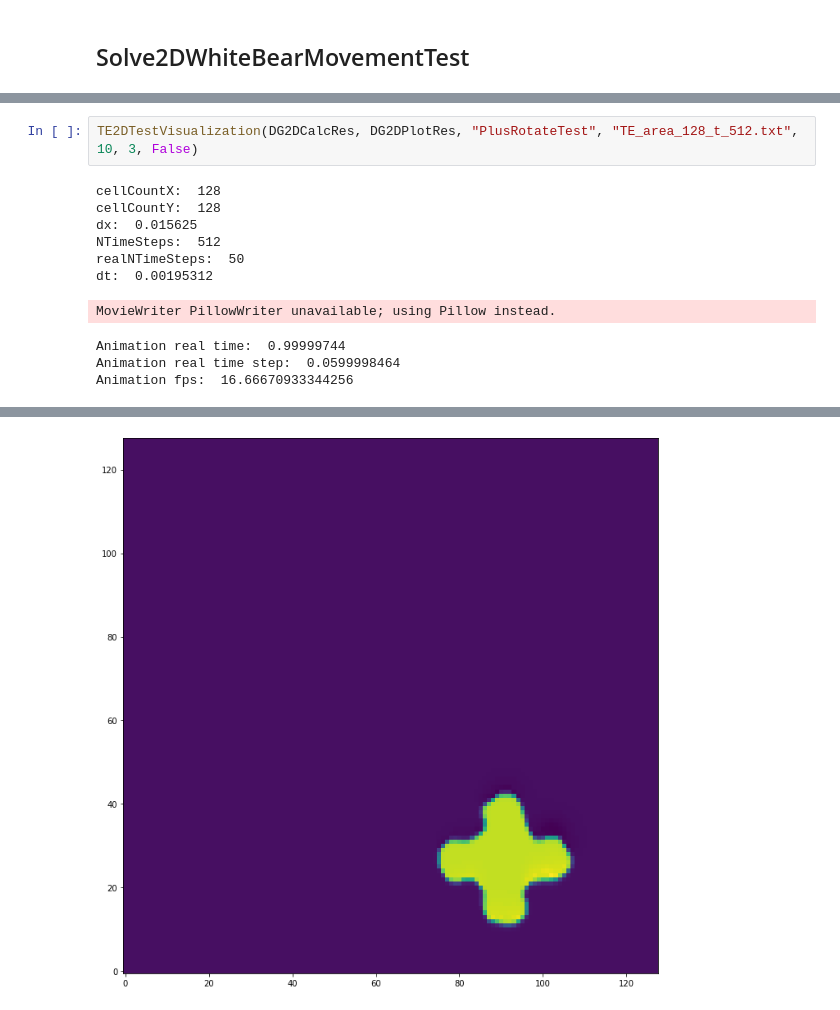
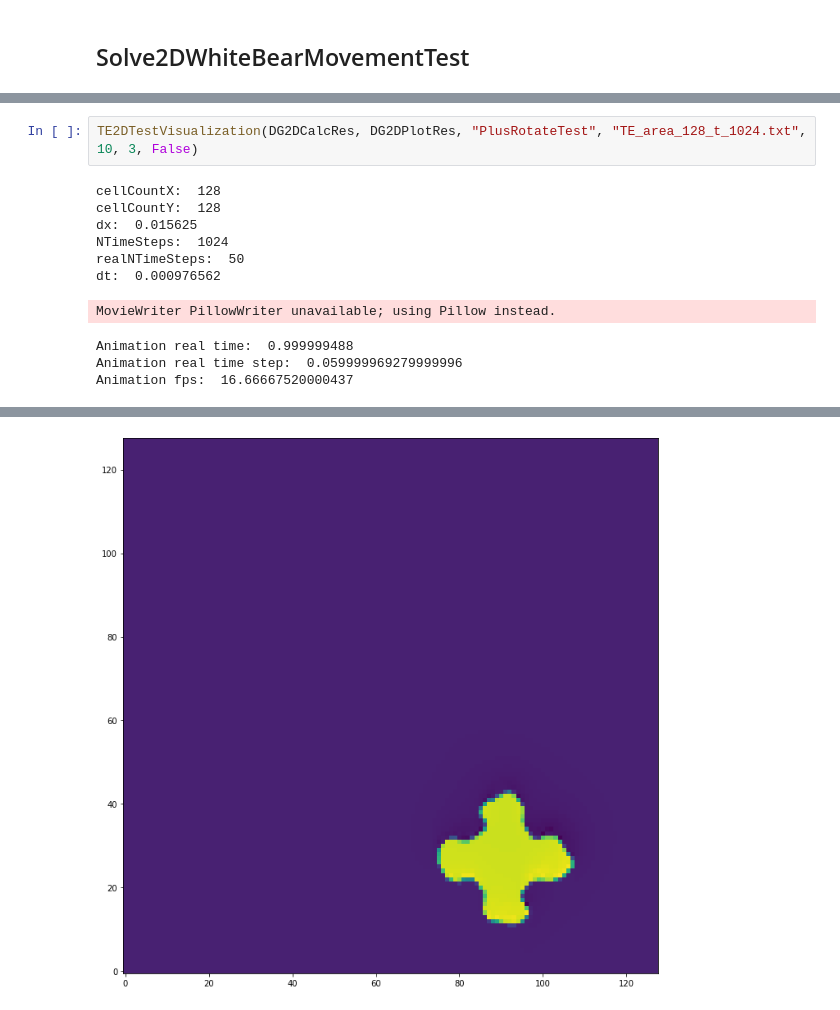
Before and after one commit to GSench/DigitalGeometry, a Jupyter notebook: Programs/DGVisualization/JupyterResearch/TE2DVisualization.ipynb, the cells around one changed output, grey strips where cells are left out. Cells and saved outputs as stored; diff of their text form.

```diff
--- a/Programs/DGVisualization/JupyterResearch/TE2DVisualization.ipynb
+++ b/Programs/DGVisualization/JupyterResearch/TE2DVisualization.ipynb
@@ -66,14 +66,14 @@ Animation fps:  2.6666666666666665
 # %%
-TE2DTestVisualization(DG2DCalcRes, DG2DPlotRes, "PlusRotateTest", "TE_area_128_t_512.txt", 10, 3, False)
+TE2DTestVisualization(DG2DCalcRes, DG2DPlotRes, "PlusRotateTest", "TE_area_128_t_1024.txt", 10, 3, False)
 # %% [output]
 cellCountX:  128
 cellCountY:  128
 dx:  0.015625
-NTimeSteps:  512
+NTimeSteps:  1024
 realNTimeSteps:  50
-dt:  0.00195312
+dt:  0.000976562
 MovieWriter PillowWriter unavailable; using Pillow instead.
-Animation real time:  0.99999744
-Animation real time step:  0.0599998464
-Animation fps:  16.66670933344256
+Animation real time:  0.999999488
+Animation real time step:  0.059999969279999996
+Animation fps:  16.66667520000437
 [figure]
@@ -84,2 +84,2 @@ Animation fps:  16.66670933344256
-[figure, old version]
+[figure, new version]
 [figure]
```
Also changed, not shown: parts of 3 cells of this notebook, 29 other files.
